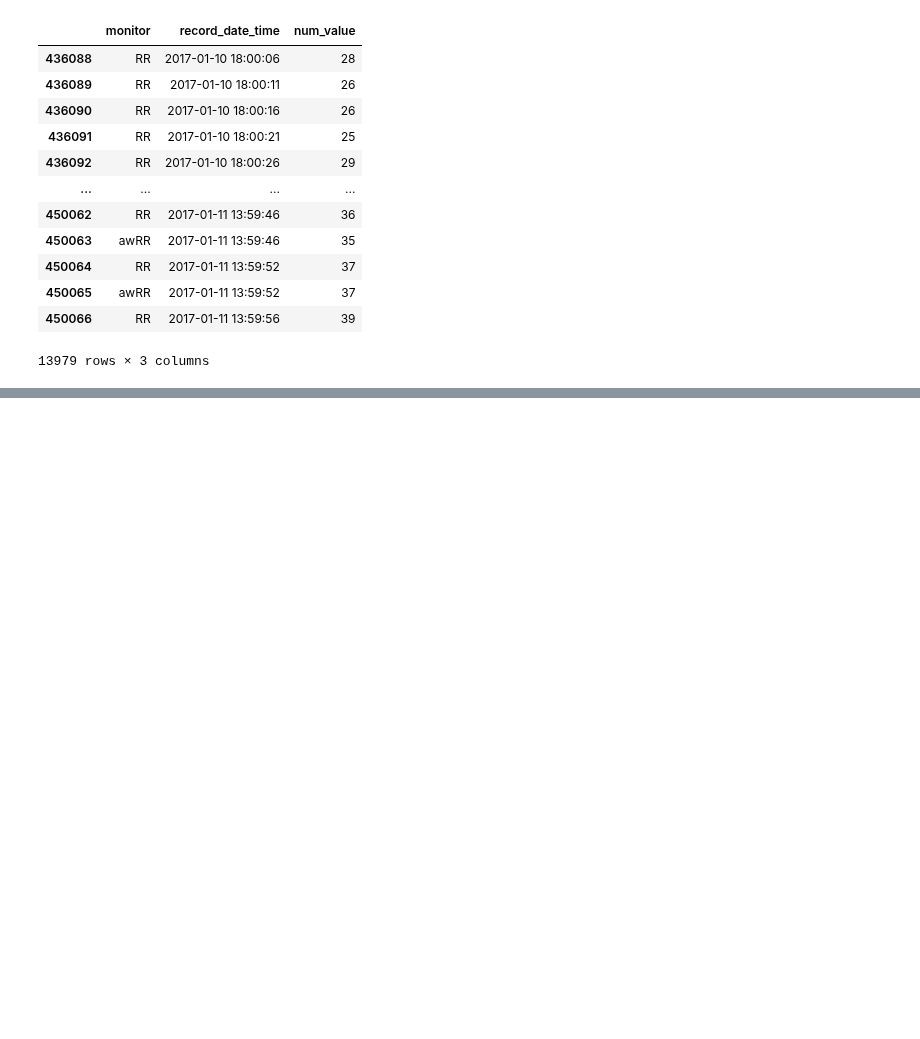
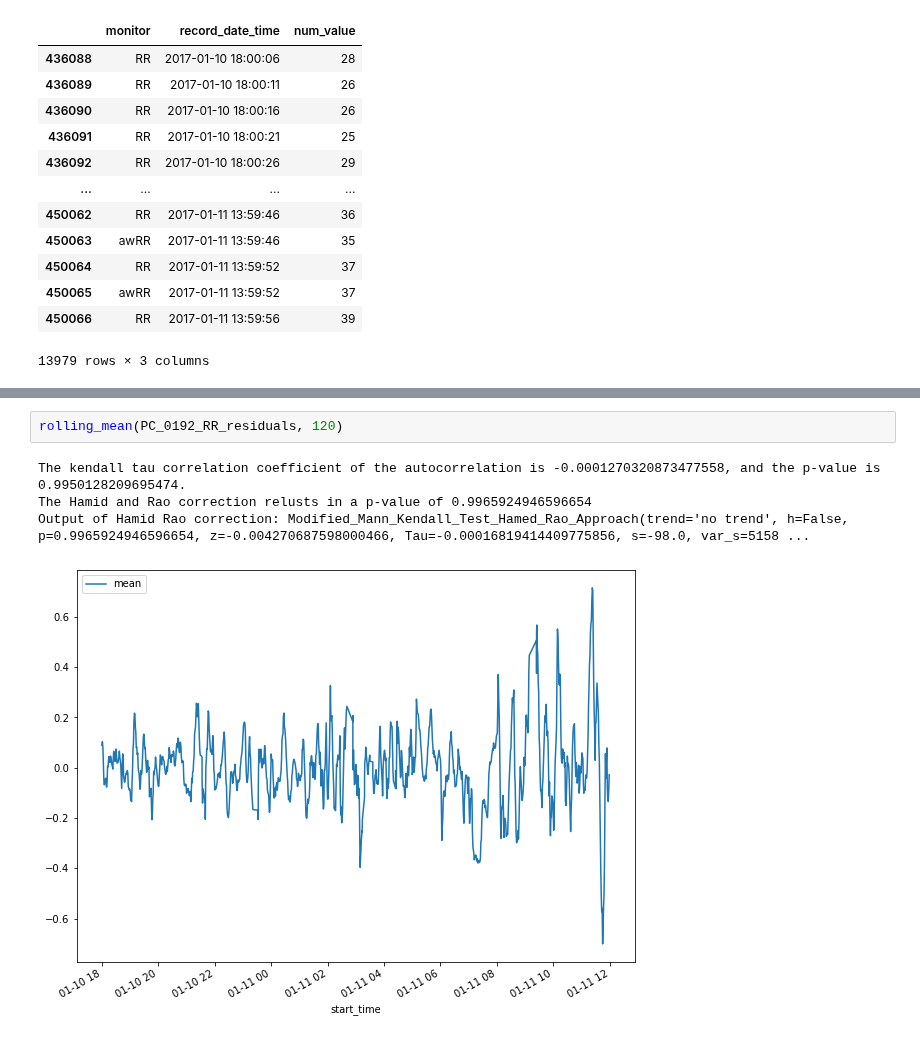
Before and after one commit to l-khali/old_In2Research, a Jupyter notebook: PC-0192_RR_analysis.ipynb, the cells around one changed output, grey strips where cells are left out. Cells and saved outputs as stored; diff of their text form; blank space fills up the shorter version.

```diff
--- a/PC-0192_RR_analysis.ipynb
+++ b/PC-0192_RR_analysis.ipynb
@@ -111,0 +279,7 @@ Int64Index([436088, 436089, 436090, 436091, 436092, 436093, 436094, 436095,
+# %%
+rolling_mean(PC_0192_RR_residuals, 120)
+# %% [output]
+The kendall tau correlation coefficient of the autocorrelation is -0.0001270320873477558, and the p-value is 0.9950128209695474.
+The Hamid and Rao correction relusts in a p-value of 0.9965924946596654
+Output of Hamid Rao correction: Modified_Mann_Kendall_Test_Hamed_Rao_Approach(trend='no trend', h=False, p=0.9965924946596654, z=-0.004270687598000466, Tau=-0.00016819414409775856, s=-98.0, var_s=5158 ...
+[figure, added]
```
Also changed, not shown: parts of 15 cells of this notebook, 1 other file.
